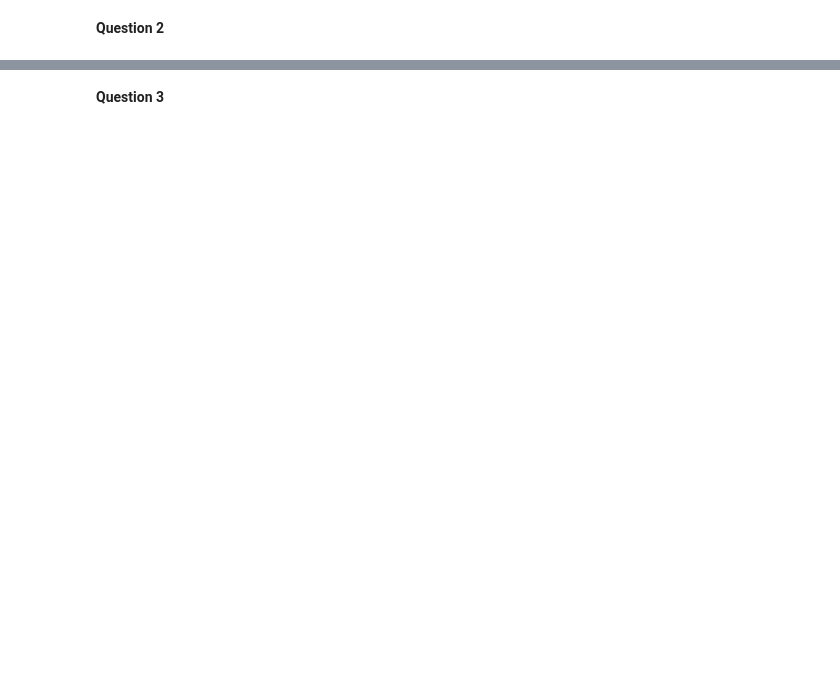
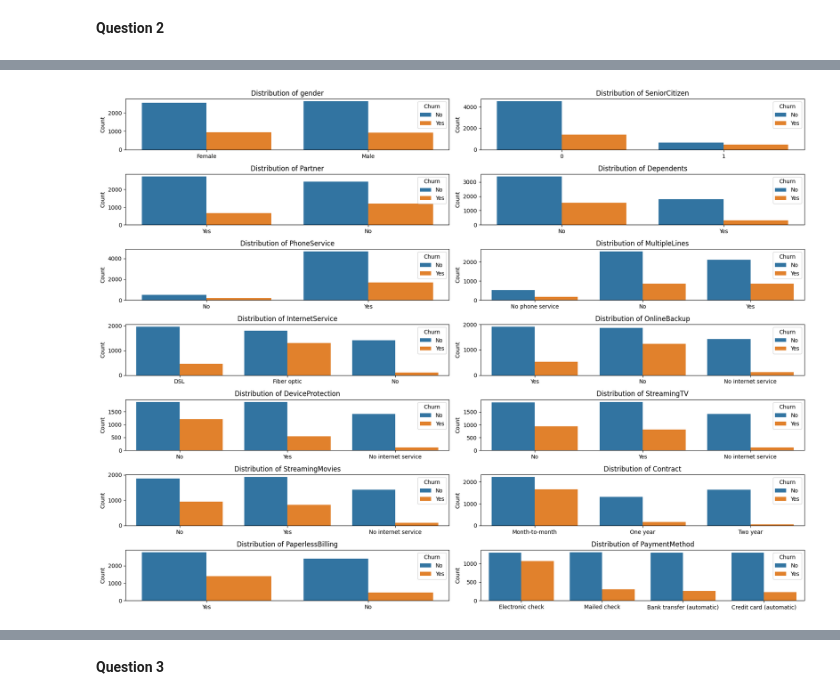
Before and after one commit to e-c-centric/56042025_Churning_Customers, a Jupyter notebook: 56042025_Churning_Customers.ipynb, the cells around one changed output, grey strips where cells are left out. Drawn from its saved outputs; the diff is of its cells as text; code cells hidden in the pictures; blank space fills up the shorter version.

```diff
--- a/56042025_Churning_Customers.ipynb
+++ b/56042025_Churning_Customers.ipynb
@@ -64,5 +129,10 @@ data['Churn'] = le.fit_transform(data['Churn'])
+# %%
+X = data.drop('Churn', axis=1)
+y = data['Churn']
+# %%
+X_train_scaled = scaler.fit_transform(X)
 # %%
-clf = RandomForestClassifier(n_estimators=100, random_state=42)
-clf.fit(X, y)
+rf_classifier = RandomForestClassifier(random_state=42)
+rf_classifier.fit(X_train_scaled, y)
 # %% [output]
 RandomForestClassifier(random_state=42)
@@ -114,0 +139,10 @@ final_data
+# %%
+k = 10
+selector = SelectKBest(f_classif, k=k)
+X_train_selected = selector.fit_transform(X_train_scaled, y)
+
+selected_feature_names = X.columns[selector.get_support()]
+
+print(f"The {k} most relevant features to a customer churn include:")
+for i in selected_feature_names:
+  print(i)
@@ -189,0 +206,73 @@ TechSupport
+# %%
+#categorical variables only
+columns_to_analyze = ['gender', 'SeniorCitizen', 'Partner', 'Dependents','PhoneService', 'MultipleLines', 'InternetService',
+                      'OnlineBackup', 'DeviceProtection', 'StreamingTV', 'StreamingMovies', 'Contract', 'PaperlessBilling',
+                      'PaymentMethod', 'Churn']
+
+analysis_data = data_copy[columns_to_analyze]
+
+# Visualizing the distribution of all variables with respect to churn
+plt.figure(figsize=(18, 15))
+for i, column in enumerate(analysis_data.columns[:-1]):
+    plt.subplot(8, 2, i + 1)
+    sns.countplot(x=column, hue='Churn', data=analysis_data)
+    plt.title(f'Distribution of {column}')
+    plt.xlabel('')
+    plt.ylabel('Count')
+
+plt.tight_layout()
+plt.show()
+
+# Visualizations for numerical variables
+plt.figure(figsize=(15, 5))
+sns.boxplot(x='Churn', y='tenure', data=data_copy)
+plt.title('Distribution of tenure by Churn')
+plt.xlabel('Churn')
+plt.ylabel('Tenure')
+plt.show()
+
+plt.figure(figsize=(15, 5))
+sns.boxplot(x='Churn', y='MonthlyCharges', data=data_copy)
+plt.title('Distribution of MonthlyCharges by Churn')
+plt.xlabel('Churn')
+plt.ylabel('MonthlyCharges')
+plt.show()
+
+data_copy['TotalCharges'] = pd.to_numeric(data_copy['TotalCharges'], errors='coerce')
+
+plt.figure(figsize=(15, 5))
+sns.boxplot(x='Churn', y='TotalCharges', data=data_copy)
+plt.title('Distribution of TotalCharges by Churn')
+plt.xlabel('Churn')
+plt.ylabel('TotalCharges')
+plt.show()
+
+for column in analysis_data.columns[:-1]:
+    churn_proportions = analysis_data.groupby([column, 'Churn'],group_keys = False).size().groupby(level=0,group_keys = False).apply(lambda x: x / x.sum()).unstack()
+    print(f"\nChurn Proportions for {column}:")
+    print(churn_proportions)
+
+numerical_columns = ['tenure', 'MonthlyCharges', 'TotalCharges']
+
+for column in numerical_columns:
+    print(f"\nSummary Statistics for {column}:")
+
+    for churn_category in ['No', 'Yes']:
+        subset_data = data_copy[data_copy['Churn'] == churn_category]
+
+        q1 = subset_data[column].quantile(0.25)
+        q2 = subset_data[column].median()
+        q3 = subset_data[column].quantile(0.75)
+        iqr = q3 - q1
+        data_range = subset_data[column].max() - subset_data[column].min()
+        mean = subset_data[column].mean()
+
+        print(f"\nChurn = {churn_category}:")
+        print(f"Q1: {q1:.2f}")
+        print(f"Q2 (Median): {q2:.2f}")
+        print(f"Q3: {q3:.2f}")
+        print(f"IQR: {iqr:.2f}")
+        print(f"Range: {data_range:.2f}")
+        print(f"Mean: {mean:.2f}")
+# %% [output]
+[figure, added]
```
Also changed, not shown: parts of 37 cells of this notebook.
